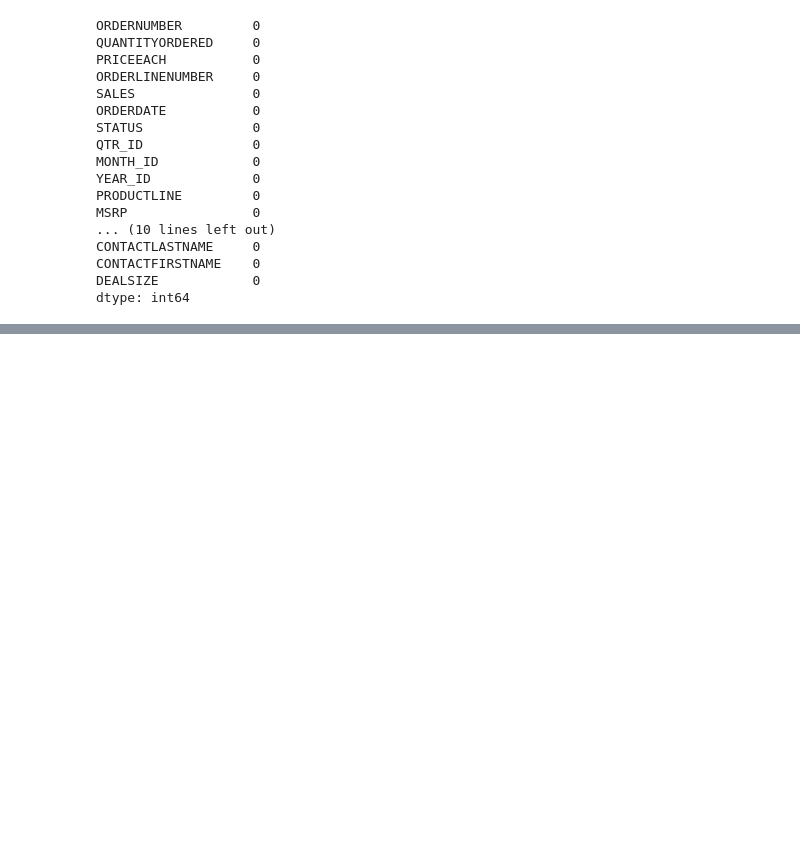
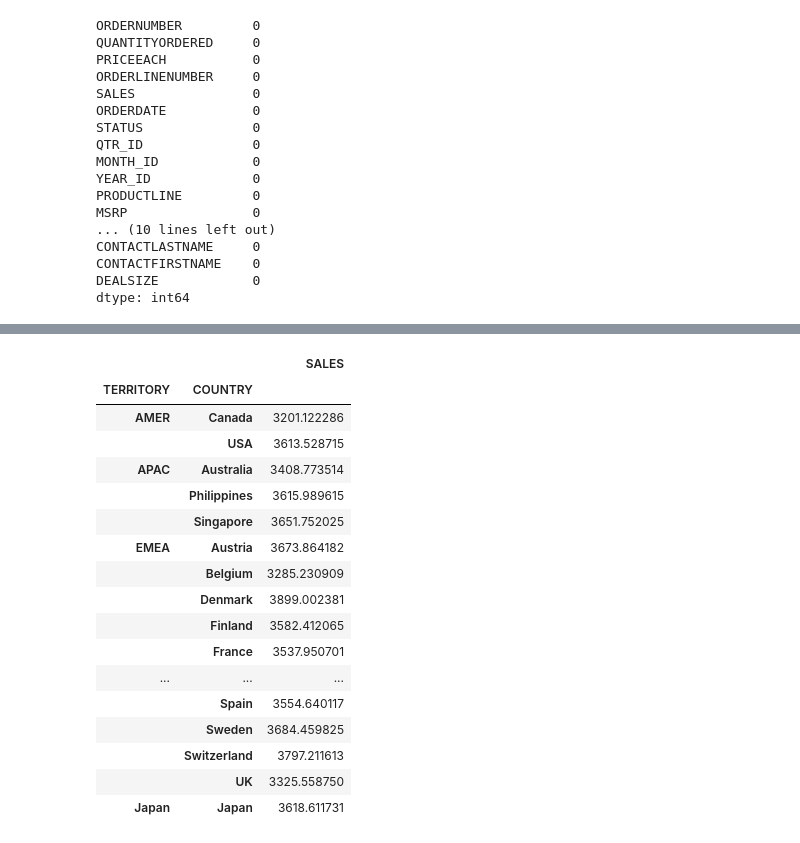
Before and after one commit to mohamedirshaad/analysis, a Jupyter notebook: 123/visualize.ipynb, the cells around one changed output, grey strips where cells are left out. Saved outputs shown, nothing was run; the diff lists cells and outputs as text; code cells hidden in the pictures; blank space fills up the shorter version.

```diff
--- a/123/visualize.ipynb
+++ b/123/visualize.ipynb
@@ -38,0 +131,2 @@ dtype: int64
+# %%
+pd.set_option("display.max_columns",None)
@@ -38,0 +154,27 @@ dtype: int64
+# %%
+data.loc[data["TERRITORY"]=="Earth","TERRITORY"] = "AMER"
+# %%
+data.loc[data["COUNTRY"]=="Singapore","TERRITORY"] = "APAC"
+# %%
+data.loc[data["COUNTRY"]=="Philippines","TERRITORY"] = "APAC"
+# %%
+display(data.groupby(["TERRITORY","COUNTRY"])["SALES"].mean().to_frame())
+# %% [output]
+|  |  | SALES |
+| TERRITORY | COUNTRY |  |
+| AMER | Canada | 3201.122286 |
+|  | USA | 3613.528715 |
+| APAC | Australia | 3408.773514 |
+|  | Philippines | 3615.989615 |
+|  | Singapore | 3651.752025 |
+| EMEA | Austria | 3673.864182 |
+|  | Belgium | 3285.230909 |
+|  | Denmark | 3899.002381 |
+|  | Finland | 3582.412065 |
+|  | France | 3537.950701 |
+| ... | ... | ... |
+|  | Spain | 3554.640117 |
+|  | Sweden | 3684.459825 |
+|  | Switzerland | 3797.211613 |
+|  | UK | 3325.558750 |
+| Japan | Japan | 3618.611731 |
```
Also changed, not shown: parts of 27 cells of this notebook.
